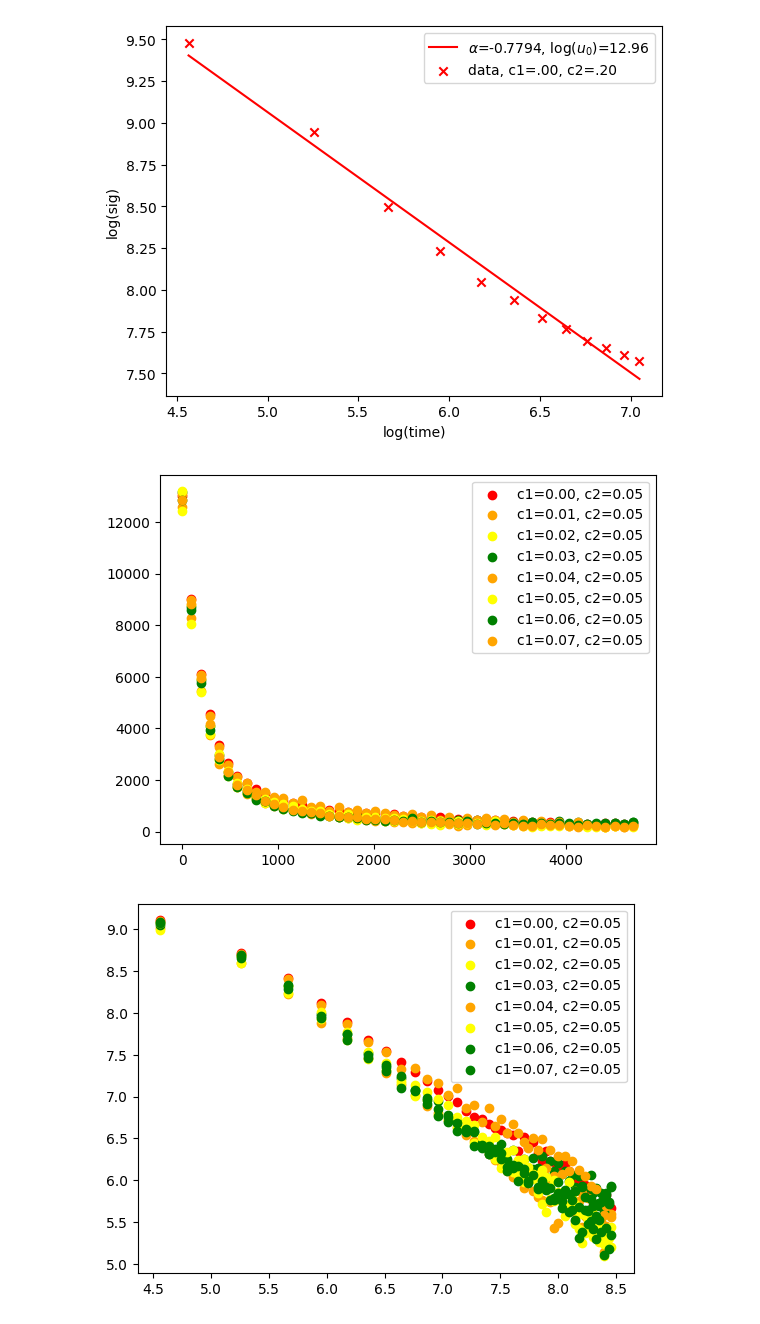
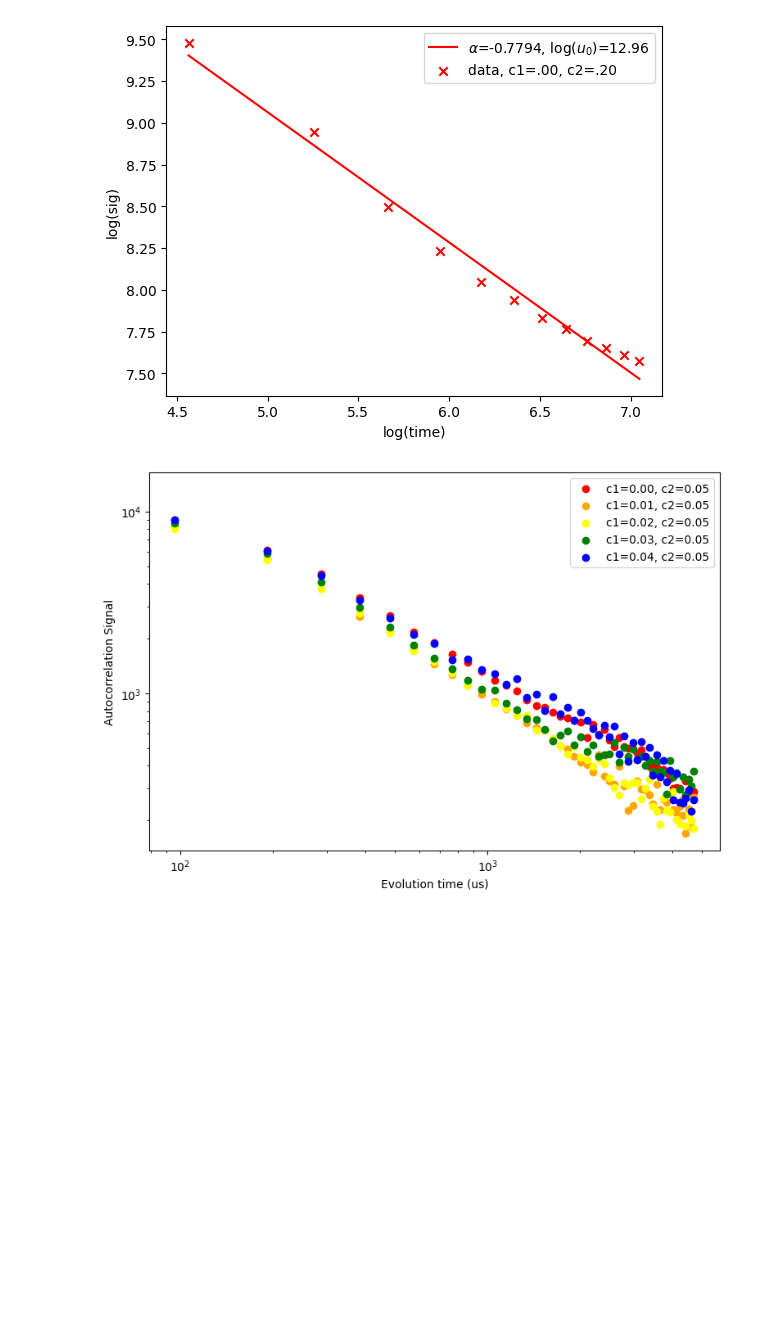
Before and after one commit to awstasiuk/phd-notebooks, a Jupyter notebook: LiF Cals/Diffusion Expts.ipynb, the cells around one changed output. Cells and saved outputs as stored; diff of their text form; code cells hidden in the pictures; blank space fills up the shorter version.

```diff
--- a/LiF Cals/Diffusion Expts.ipynb
+++ b/LiF Cals/Diffusion Expts.ipynb
@@ -691,58 +691,46 @@ plt.show()
 # %%
 disZ_c2_05 = nmr.Experiment(424,folder='expt9').load_tpc(use_real=False,normalize=False)
 disZ_c2_05_c1_01 = nmr.Experiment(427,folder='expt9').load_tpc(use_real=False,normalize=False)
 disZ_c2_05_c1_02 = nmr.Experiment(428,folder='expt9').load_tpc(use_real=False,normalize=False)
 disZ_c2_05_c1_03 = nmr.Experiment(435,folder='expt9').load_tpc(use_real=False,normalize=False)
 disZ_c2_05_c1_04 = nmr.Experiment(436,folder='expt9').load_tpc(use_real=False,normalize=False)
 disZ_c2_05_c1_05 = nmr.Experiment(437,folder='expt9').load_tpc(use_real=False,normalize=False)
 disZ_c2_05_c1_06 = nmr.Experiment(438,folder='expt9').load_tpc(use_real=False,normalize=False)
 disZ_c2_05_c1_07 = nmr.Experiment(444,folder='expt9').load_tpc(use_real=False,normalize=False)
 disZ_c2_05_c1_30 = nmr.Experiment(451,folder='expt9').load_tpc(use_real=False,normalize=False)
 disZ_c2_05_c1_60 = nmr.Experiment(452,folder='expt9').load_tpc(use_real=False,normalize=False)
 
 
 data = {}
 data[np.sqrt(0)/.05] = nmr.Experiment(424,folder='expt9').load_tpc(use_real=False,normalize=False)
 data[np.sqrt(.01)/.05] = nmr.Experiment(427,folder='expt9').load_tpc(use_real=False,normalize=False)
 data[np.sqrt(.02)/.05] = nmr.Experiment(428,folder='expt9').load_tpc(use_real=False,normalize=False)
 data[np.sqrt(.03)/.05] = nmr.Experiment(435,folder='expt9').load_tpc(use_real=False,normalize=False)
 data[np.sqrt(0.04)/.05] = nmr.Experiment(436,folder='expt9').load_tpc(use_real=False,normalize=False)
 data[np.sqrt(0.04001)/.05] = nmr.Experiment(453,folder='expt9').load_tpc(use_real=False,normalize=False)
-data[np.sqrt(0.05)/.05] = nmr.Experiment(437,folder='expt9').load_tpc(use_real=False,normalize=False)
-data[np.sqrt(0.06)/.05] = nmr.Experiment(438,folder='expt9').load_tpc(use_real=False,normalize=False)
-data[np.sqrt(0.07)/.05] = nmr.Experiment(444,folder='expt9').load_tpc(use_real=False,normalize=False)
-data[np.sqrt(0.30)/.05] =  nmr.Experiment(451,folder='expt9').load_tpc(use_real=False,normalize=False)
-data[np.sqrt(0.60)/.05] =  nmr.Experiment(452,folder='expt9').load_tpc(use_real=False,normalize=False)
+#data[np.sqrt(0.05)/.05] = nmr.Experiment(437,folder='expt9').load_tpc(use_real=False,normalize=False)
+#data[np.sqrt(0.06)/.05] = nmr.Experiment(438,folder='expt9').load_tpc(use_real=False,normalize=False)
+#data[np.sqrt(0.07)/.05] = nmr.Experiment(444,folder='expt9').load_tpc(use_real=False,normalize=False)
+#data[np.sqrt(0.30)/.05] =  nmr.Experiment(451,folder='expt9').load_tpc(use_real=False,normalize=False)
+#data[np.sqrt(0.60)/.05] =  nmr.Experiment(452,folder='expt9').load_tpc(use_real=False,normalize=False)
 
 tau = 4
 T = 24*tau
 
 times = np.arange(0,50*T,T)
-plt.scatter(times,disZ_c2_05,color="red",label="c1=0.00, c2=0.05")
-plt.scatter(times,disZ_c2_05_c1_01,color="orange",label="c1=0.01, c2=0.05")
-plt.scatter(times,disZ_c2_05_c1_02,color="yellow",label="c1=0.02, c2=0.05")
-plt.scatter(times,disZ_c2_05_c1_03,color="green",label="c1=0.03, c2=0.05")
-plt.scatter(times,disZ_c2_05_c1_04,color="orange",label="c1=0.04, c2=0.05")
-plt.scatter(times,disZ_c2_05_c1_05,color="yellow",label="c1=0.05, c2=0.05")
-plt.scatter(times,disZ_c2_05_c1_06,color="green",label="c1=0.06, c2=0.05")
-plt.scatter(times,disZ_c2_05_c1_07,color="orange",label="c1=0.07, c2=0.05")
 
-
+fig, ax = plt.subplots(figsize = (9, 6))
+ax.set_xscale("log")
+ax.set_yscale("log")
+ax.scatter(times,disZ_c2_05,color="red",label="c1=0.00, c2=0.05")
+ax.scatter(times,disZ_c2_05_c1_01,color="orange",label="c1=0.01, c2=0.05")
+ax.scatter(times,disZ_c2_05_c1_02,color="yellow",label="c1=0.02, c2=0.05")
+ax.scatter(times,disZ_c2_05_c1_03,color="green",label="c1=0.03, c2=0.05")
+ax.scatter(times,disZ_c2_05_c1_04,color="blue",label="c1=0.04, c2=0.05")
+#ax.scatter(times,disZ_c2_05_c1_05,color="black",label="c1=0.05, c2=0.05")
+plt.xlabel("Evolution time (us)")
+plt.ylabel("Autocorrelation Signal")
 plt.legend()
 plt.show()
-
-
-plt.scatter(np.log(times),np.log(disZ_c2_05),color="red",label="c1=0.00, c2=0.05")
-plt.scatter(np.log(times),np.log(disZ_c2_05_c1_01),color="orange",label="c1=0.01, c2=0.05")
-plt.scatter(np.log(times),np.log(disZ_c2_05_c1_02),color="yellow",label="c1=0.02, c2=0.05")
-plt.scatter(np.log(times),np.log(disZ_c2_05_c1_03),color="green",label="c1=0.03, c2=0.05")
-plt.scatter(np.log(times),np.log(disZ_c2_05_c1_04),color="orange",label="c1=0.04, c2=0.05")
-plt.scatter(np.log(times),np.log(disZ_c2_05_c1_05),color="yellow",label="c1=0.05, c2=0.05")
-plt.scatter(np.log(times),np.log(disZ_c2_05_c1_06),color="green",label="c1=0.06, c2=0.05")
-plt.scatter(np.log(times),np.log(disZ_c2_05_c1_07),color="green",label="c1=0.07, c2=0.05")
-
-plt.legend()
-plt.show()
 # %% [output]
-[figure, old version]
+[figure, new version]
-[figure, removed]
```
Also changed, not shown: parts of 36 cells of this notebook, 4 other files.
